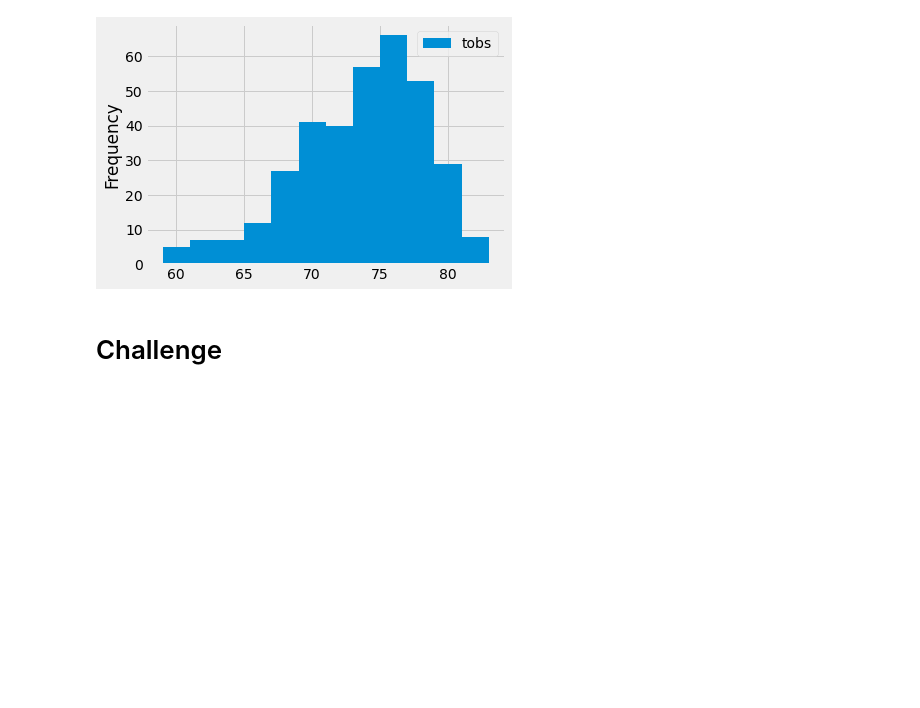
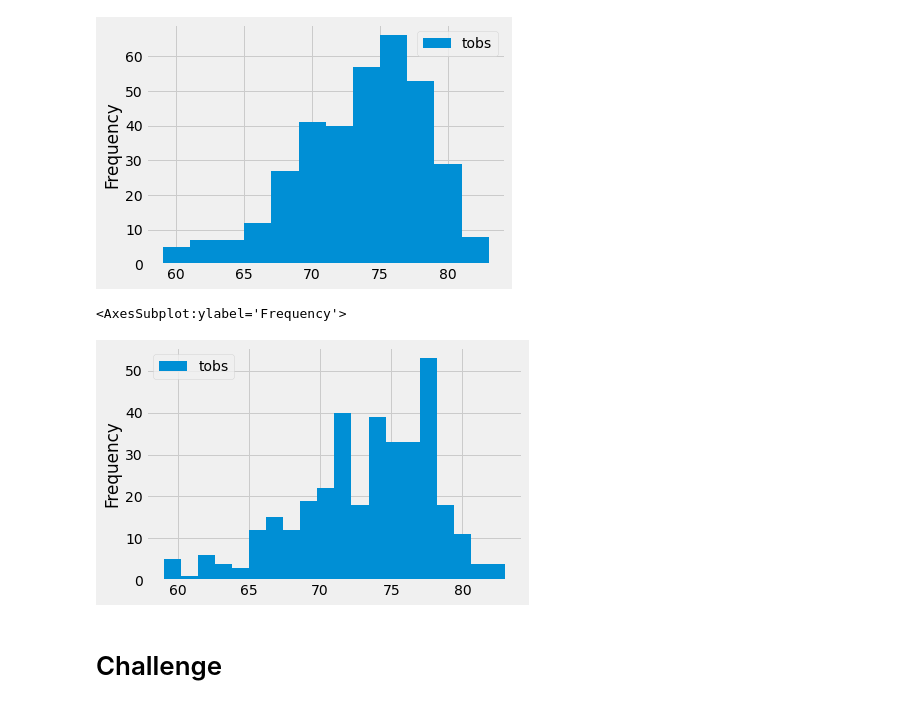
Before and after one commit to meliscelikay/surfs_up, a Jupyter notebook: climate_analysis.ipynb, the cells around one changed output. Drawn from its saved outputs; the diff is of its cells as text; code cells hidden in the pictures; blank space fills up the shorter version.

```diff
--- a/climate_analysis.ipynb
+++ b/climate_analysis.ipynb
@@ -114,6 +114,12 @@ df.plot.hist(bins=12)
 plt.tight_layout()
 # %% [output]
 [figure]
+# %%
+#SKILL DRILL (9.3.4)
+df.plot.hist(bins=20)
+# %% [output]
+<AxesSubplot:ylabel='Frequency'>
+[figure, added]
 # %%
 # Write a function called `calc_temps` that will accept start date and end date in the format '%Y-%m-%d'
 # and return the minimum, average, and maximum temperatures for that range of dates
```
Also changed, not shown: 9 other files.
